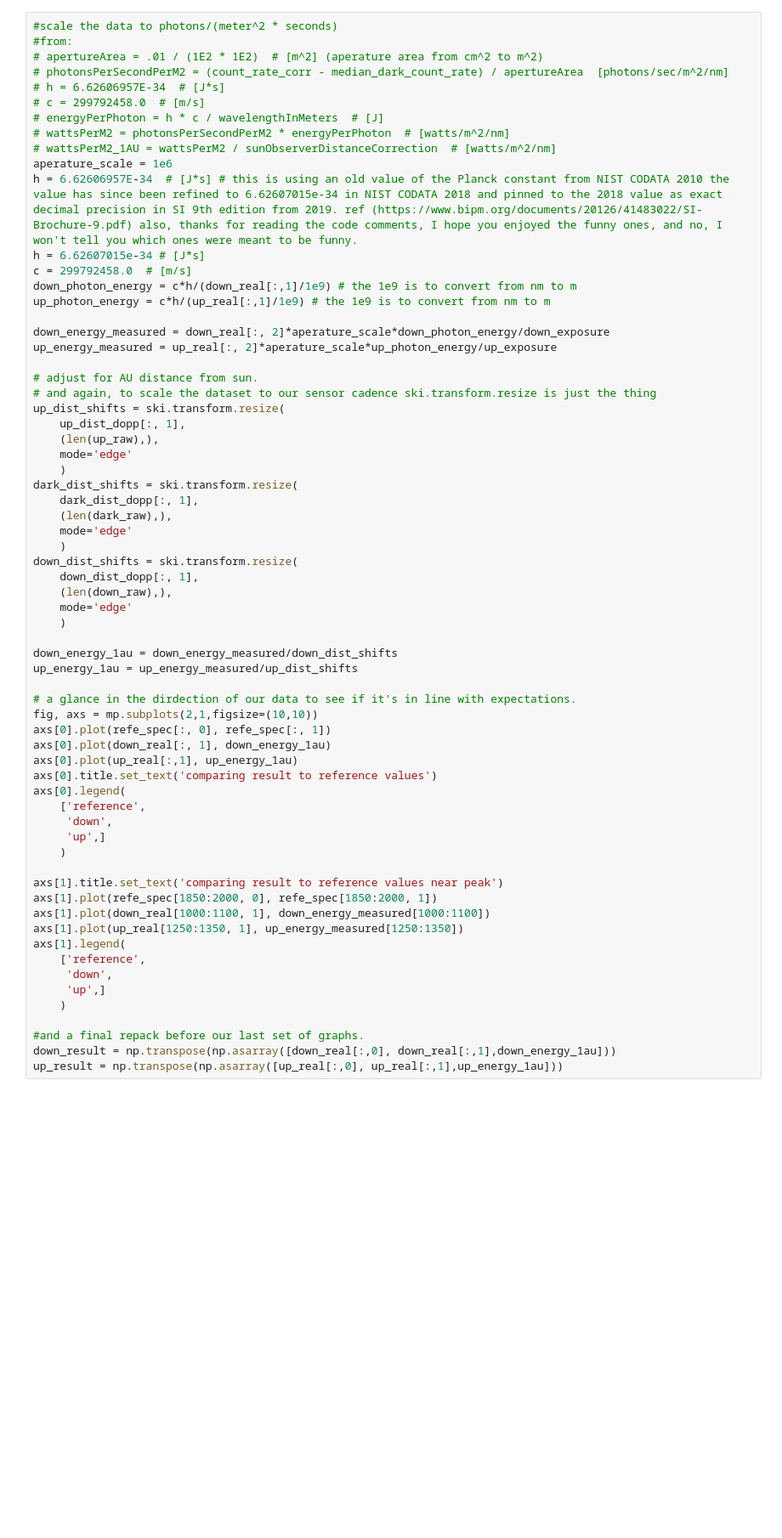
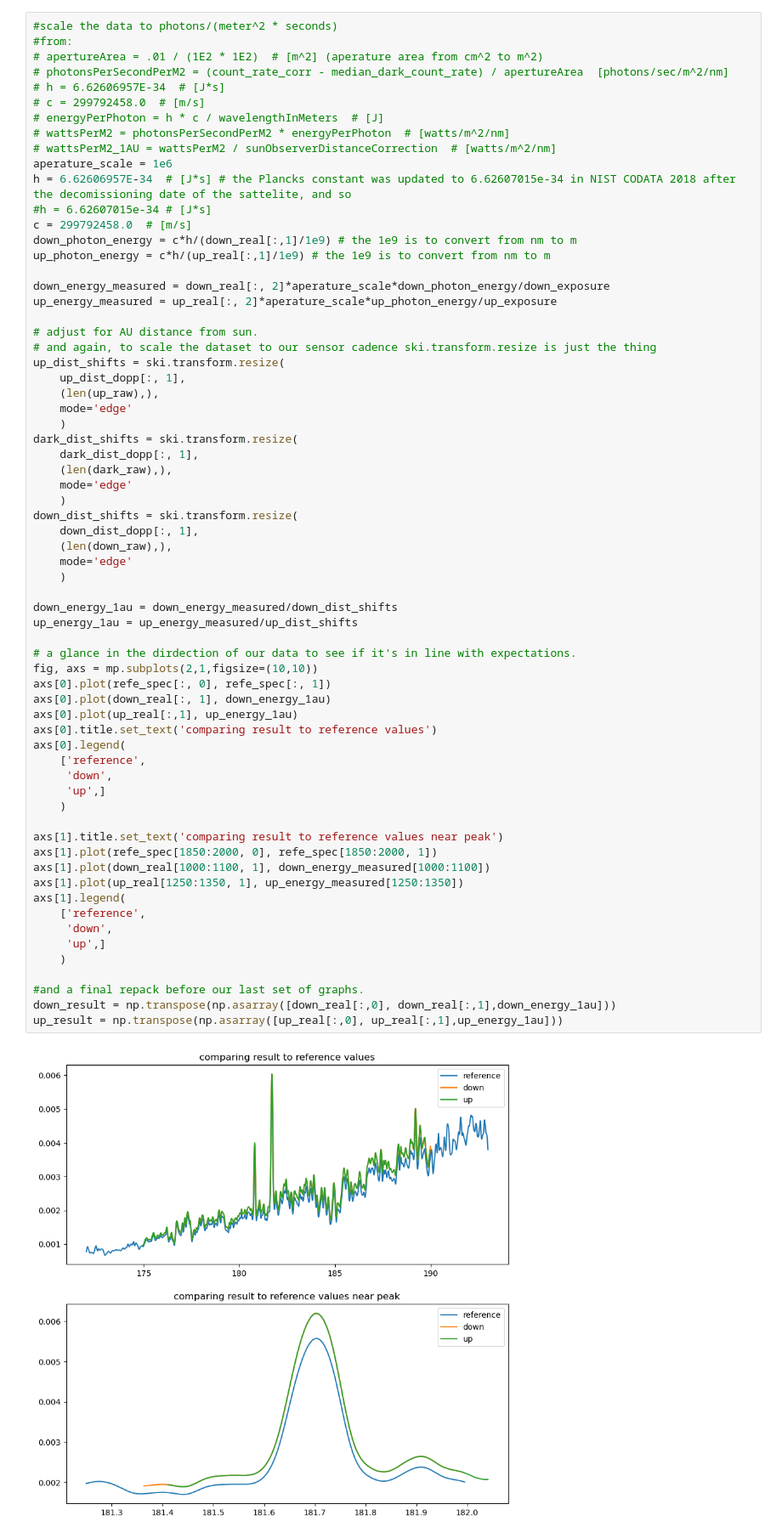
Before and after one commit to pilotchute/lasp_dsse_hw, a Jupyter notebook: lasp_dsse_hw.ipynb, the cells around one changed output. Shown at 85% size. Cells and saved outputs as stored; diff of their text form; blank space fills up the shorter version.

Commit message:
midnight Sunday checkpoint, some changes to the comments to remove unneeded info
Signed-off-by: pilotchute <alea@kootz.com>

```diff
--- a/lasp_dsse_hw.ipynb
+++ b/lasp_dsse_hw.ipynb
@@ -741,8 +785,8 @@ up_real =np.transpose(np.asarray([up_raw[:, 0], up_waves - 0.001, up_counts_real
 # wattsPerM2 = photonsPerSecondPerM2 * energyPerPhoton  # [watts/m^2/nm]
 # wattsPerM2_1AU = wattsPerM2 / sunObserverDistanceCorrection  # [watts/m^2/nm]
 aperature_scale = 1e6
-h = 6.62606957E-34  # [J*s] # this is using an old value of the Planck constant from NIST CODATA 2010 the value has since been refined to 6.62607015e-34 in NIST CODATA 2018 and pinned to the 2018 value as exact decimal precision in SI 9th edition from 2019. ref (https://www.bipm.org/documents/20126/41483022/SI-Brochure-9.pdf) also, thanks for reading the code comments, I hope you enjoyed the funny ones, and no, I won't tell you which ones were meant to be funny.
-h = 6.62607015e-34 # [J*s]
+h = 6.62606957E-34  # [J*s] # the Plancks constant was updated to 6.62607015e-34 in NIST CODATA 2018 after the decomissioning date of the sattelite, and so
+#h = 6.62607015e-34 # [J*s]
 c = 299792458.0  # [m/s]
 down_photon_energy = c*h/(down_real[:,1]/1e9) # the 1e9 is to convert from nm to m
 up_photon_energy = c*h/(up_real[:,1]/1e9) # the 1e9 is to convert from nm to m
@@ -769,33 +813,35 @@ down_dist_shifts = ski.transform.resize(
 	)
 
 down_energy_1au = down_energy_measured/down_dist_shifts
 up_energy_1au = up_energy_measured/up_dist_shifts
 
 # a glance in the dirdection of our data to see if it's in line with expectations.
 fig, axs = mp.subplots(2,1,figsize=(10,10))
 axs[0].plot(refe_spec[:, 0], refe_spec[:, 1])
 axs[0].plot(down_real[:, 1], down_energy_1au)
 axs[0].plot(up_real[:,1], up_energy_1au)
 axs[0].title.set_text('comparing result to reference values')
 axs[0].legend(
 	['reference',
 	 'down',
 	 'up',]
 	)
 
 axs[1].title.set_text('comparing result to reference values near peak')
 axs[1].plot(refe_spec[1850:2000, 0], refe_spec[1850:2000, 1])
 axs[1].plot(down_real[1000:1100, 1], down_energy_measured[1000:1100])
 axs[1].plot(up_real[1250:1350, 1], up_energy_measured[1250:1350])
 axs[1].legend(
 	['reference',
 	 'down',
 	 'up',]
 	)
 
 #and a final repack before our last set of graphs.
 down_result = np.transpose(np.asarray([down_real[:,0], down_real[:,1],down_energy_1au]))
 up_result = np.transpose(np.asarray([up_real[:,0], up_real[:,1],up_energy_1au]))
+# %% [output]
+[figure, added]
 # %%
 np.savetxt(
 	'data_external/Spectral_Instensities_from_Downscan.txt',
```
Also changed, not shown: parts of 6 cells of this notebook.
